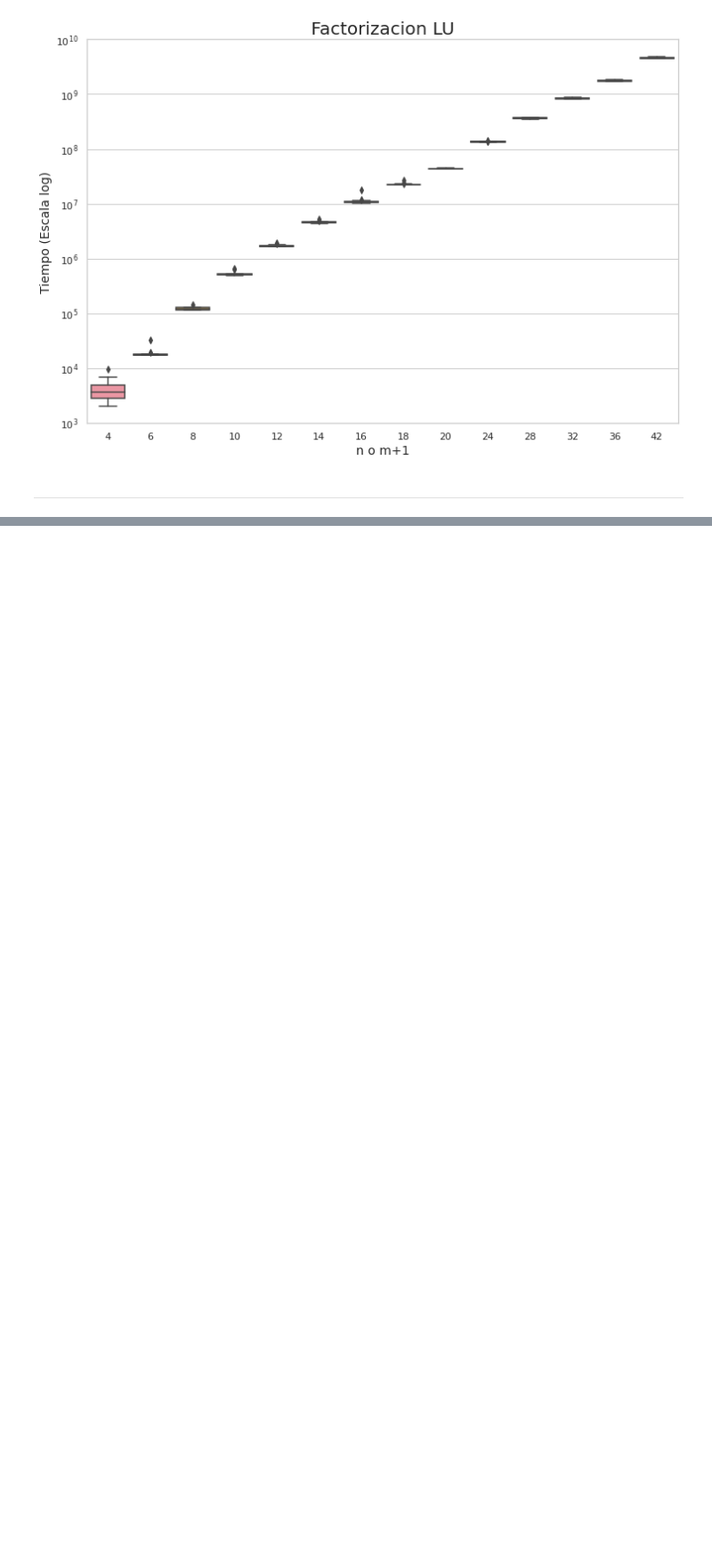
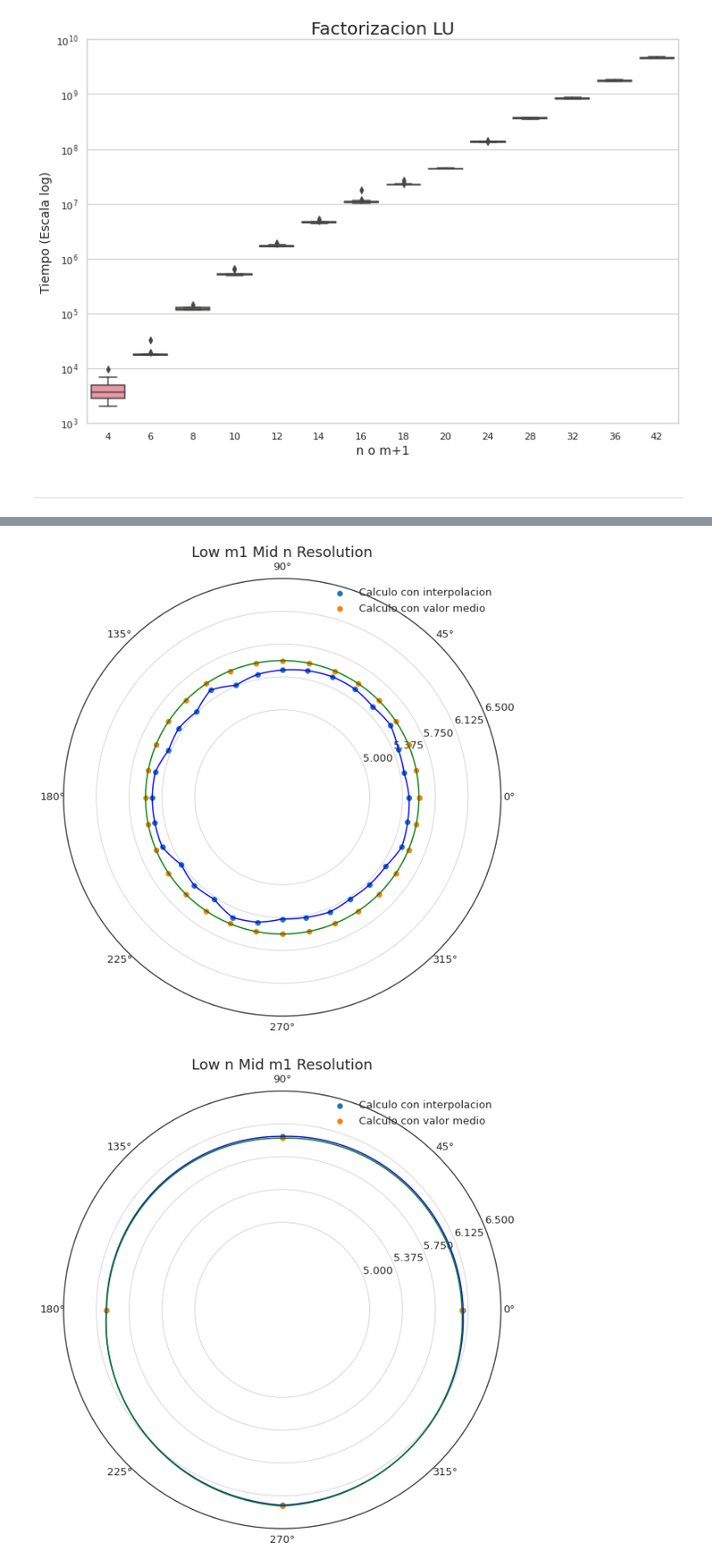
Before and after one commit to pablolp99/mn-tp1, a Jupyter notebook: experiments/plots.ipynb, the cells around one changed output, grey strips where cells are left out. Shown at 89% size. Cells and saved outputs as stored; diff of their text form; code cells hidden in the pictures; blank space fills up the shorter version.

Commit message:
Plots and code

```diff
--- a/experiments/plots.ipynb
+++ b/experiments/plots.ipynb
@@ -12,7 +12,7 @@ rcParams['figure.figsize'] = 12,8
 plt.rcParams.update({'font.size': 13})
 # %%
 def load_csv(filename):
-    output = pd.read_csv(filename, sep=" ", header=None).drop(columns=3)
+    output = pd.read_csv(filename, sep=" ", header=None)
     output.columns = ['r','theta','iso']
     delta_g = 2 * np.pi / output.__len__()
 
@@ -175,0 +178,57 @@ plt.savefig("plots/1_LU_times.png")
+# %%
+NAMES = [
+("../outputs/test4/rand/interpolation/low_m1_mid_n_rand_inter.out", "Low m1 Mid n Resolution", "plots/test3/rand/low_m1_mid_n_rand.png", "../outputs/test4/rand/avg/low_m1_mid_n_rand_avg.out"),
+("../outputs/test4/rand/interpolation/low_n_mid_m1_rand_inter.out", "Low n Mid m1 Resolution", "plots/test3/rand/low_n_mid_m1_rand.png", "../outputs/test4/rand/avg/low_n_mid_m1_rand_avg.out"),
+("../outputs/test4/rand/interpolation/low_res_rand_inter.out", "Low Resolution", "plots/test3/rand/low_res_rand.png", "../outputs/test4/rand/avg/low_res_rand_avg.out"),
+("../outputs/test4/rand/interpolation/mid_m1_high_n_rand_inter.out", "Mid m1 High n resolution", "plots/test3/rand/mid_m1_high_n_rand.png", "../outputs/test4/rand/avg/mid_m1_high_n_rand_avg.out"),
+("../outputs/test4/rand/interpolation/mid_n_high_m1_rand_inter.out", "Mid n High m1 resolution", "plots/test3/rand/mid_n_high_m1_rand.png", "../outputs/test4/rand/avg/mid_n_high_m1_rand_avg.out"),
+("../outputs/test4/rand/interpolation/mid_res_rand_inter.out", "Mid Resolution", "plots/test3/rand/mid_res_rand.png", "../outputs/test4/rand/avg/mid_res_rand_avg.out"),
+("../outputs/test4/unif/interpolation/low_m1_mid_n_unif_inter.out", "Low m1 Mid n Resolution", "plots/test3/unif/low_m1_mid_n_unif.png", "../outputs/test4/unif/avg/low_m1_mid_n_unif_avg.out"),
+("../outputs/test4/unif/interpolation/low_n_mid_m1_unif_inter.out", "Low n Mid m1 Resolution", "plots/test3/unif/low_n_mid_m1_unif.png", "../outputs/test4/unif/avg/low_n_mid_m1_unif_avg.out"),
+("../outputs/test4/unif/interpolation/low_res_unif_inter.out", "Low Resolution", "plots/test3/unif/low_res_unif.png", "../outputs/test4/unif/avg/low_res_unif_avg.out"),
+("../outputs/test4/unif/interpolation/mid_m1_high_n_unif_inter.out", "Mid m1 High n resolution", "plots/test3/unif/mid_m1_high_n_unif.png", "../outputs/test4/unif/avg/mid_m1_high_n_unif_avg.out"),
+("../outputs/test4/unif/interpolation/mid_n_high_m1_unif_inter.out", "Mid n High m1 resolution", "plots/test3/unif/mid_n_high_m1_unif.png", "../outputs/test4/unif/avg/mid_n_high_m1_unif_avg.out"),
+("../outputs/test4/unif/interpolation/mid_res_unif_inter.out", "Mid Resolution", "plots/test3/unif/mid_res_unif.png", "../outputs/test4/unif/avg/mid_res_unif_avg.out")
+
+]
+
+
+
+for name in NAMES:
+    interpolation, xx = load_csv(name[0])
+    avg, yy = load_csv(name[3])
+    with plt.style.context("seaborn-white"):
+        fig = plt.figure(figsize=(10,10))
+        ax = fig.add_subplot(111, projection="polar")
+        ax.scatter(interpolation.theta, interpolation.r, label='Calculo con interpolacion')
+        ax.scatter(avg.theta, avg.r, label='Calculo con valor medio')
+
+        # Connect two points with a curve
+        for curve in xx:
+            x = np.linspace(curve[0][1], curve[1][1], 500)
+
+            p0 = (curve[0][1], curve[1][1])
+            p1 = (curve[0][0], curve[1][0])
+
+            y = interp1d(p0, p1)(x)
+            ax.plot(x, y, color='b')
+
+        # Connect two points with a curve
+        for curve in yy:
+            x = np.linspace(curve[0][1], curve[1][1], 500)
+
+            p0 = (curve[0][1], curve[1][1])
+            p1 = (curve[0][0], curve[1][0])
+
+            y = interp1d(p0, p1)(x)
+            ax.plot(x, y, color='g')
+
+        ax.set_rorigin(4)
+        ax.set_rticks(np.linspace(5, 6.5, 5))  # Less radial ticks
+        plt.title(name[1], fontsize=18)
+        plt.legend()
+
+    plt.savefig(name[2])
+# %% [output]
+[figure, added]
+[figure, added]
```
Also changed, not shown: parts of 4 cells of this notebook, 12 other files.
